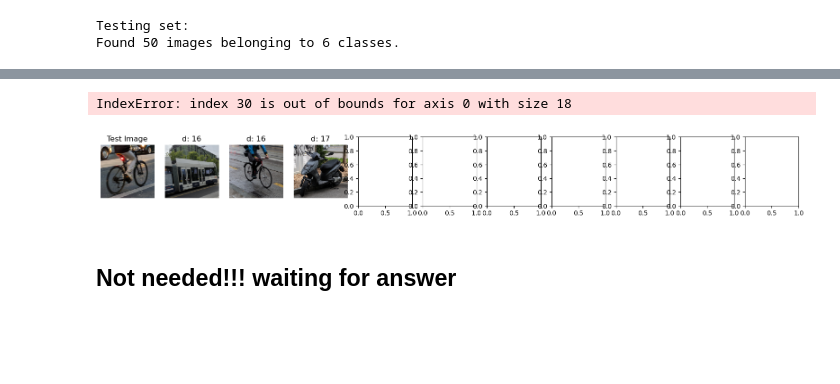
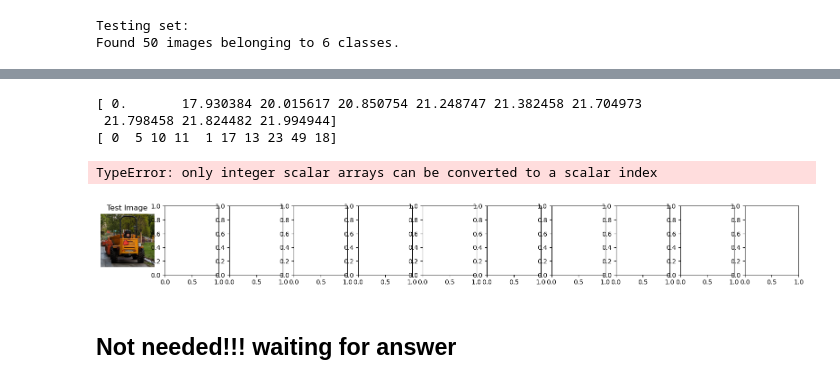
Before and after one commit to miguelfaf10/epfl_extension_school, a Jupyter notebook: 4_machine-learning-II_project/03-Visual-search-with-k-NN.ipynb, the cells around one changed output, grey strips where cells are left out. Cells and saved outputs as stored; diff of their text form; code cells hidden in the pictures; blank space fills up the shorter version.

```diff
--- a/4_machine-learning-II_project/03-Visual-search-with-k-NN.ipynb
+++ b/4_machine-learning-II_project/03-Visual-search-with-k-NN.ipynb
@@ -165,7 +165,7 @@ batch_size = 32
 
 datagen = ImageDataGenerator(rescale=1./255)  # Adjust rescaling if needed
 print('Testing set:')
-testset = datagen.flow_from_directory('./test', target_size=image_size, batch_size=batch_size)
+test_images = datagen.flow_from_directory('./test', target_size=image_size, batch_size=batch_size, shuffle=False)
 
 def get_image_by_index(data_flow, desired_index):
 
@@ -203,25 +194,39 @@ nearest_neighbor_distances = np.sort(distances)[:10]
+# %%
+from sklearn.neighbors import NearestNeighbors
+
+# Initialize and fit the NearestNeighbors model
+neighbors_model = NearestNeighbors(n_neighbors=3, algorithm='auto')
+neighbors_model.fit(X_test)
+
+nearest_distances, nearest_indices = neighbors_model.kneighbors(X_test[chosen_index,:].reshape(1, -1), n_neighbors=10)
+print(f'Nearest distances: {nearest_distances[0]}')
+print(nearest_indices[0])
+# %% [output]
+[ 0.       17.930384 20.015617 20.850754 21.248747 21.382458 21.704973
+ 21.798458 21.824482 21.994944]
+[ 0  5 10 11  1 17 13 23 49 18]
 # %%
 # Plot the chosen test image
 fig, axes = plt.subplots(1, 11, figsize=(20, 2))
 
 chosen_image, chosen_label = get_image_by_index(testset, chosen_index)
 axes[0].imshow(chosen_image)
 axes[0].set_title("Test Image")
 axes[0].axis("off")
 
 # Plot the 10 nearest neighbors from the training set
-for i, nearest_index in enumerate(nearest_neighbor_indices[1:], start=1):
+for i, nearest_index in enumerate(nearest_indices, start=1):
 
     nearest_image, nearest_label = get_image_by_index(testset, nearest_index)
     axes[i].imshow(nearest_image)
-    axes[i].set_title(f"d: {nearest_neighbor_distances[i]:.0f}")
+    axes[i].set_title(f"d: {nearest_distances[i]:.0f}")
     axes[i].axis("off")
 
 plt.suptitle("10 Nearest Neighbors of a Correctly Classified Test Image")
 plt.show()
 # %% [output]
-IndexError: index 30 is out of bounds for axis 0 with size 18
+TypeError: only integer scalar arrays can be converted to a scalar index
-[figure, old version]
+[figure, new version]
 # %% [markdown]
 ## Not needed!!! waiting for answer
 # %% [markdown]
```
Also changed, not shown: parts of 4 cells of this notebook, 2 other files.
